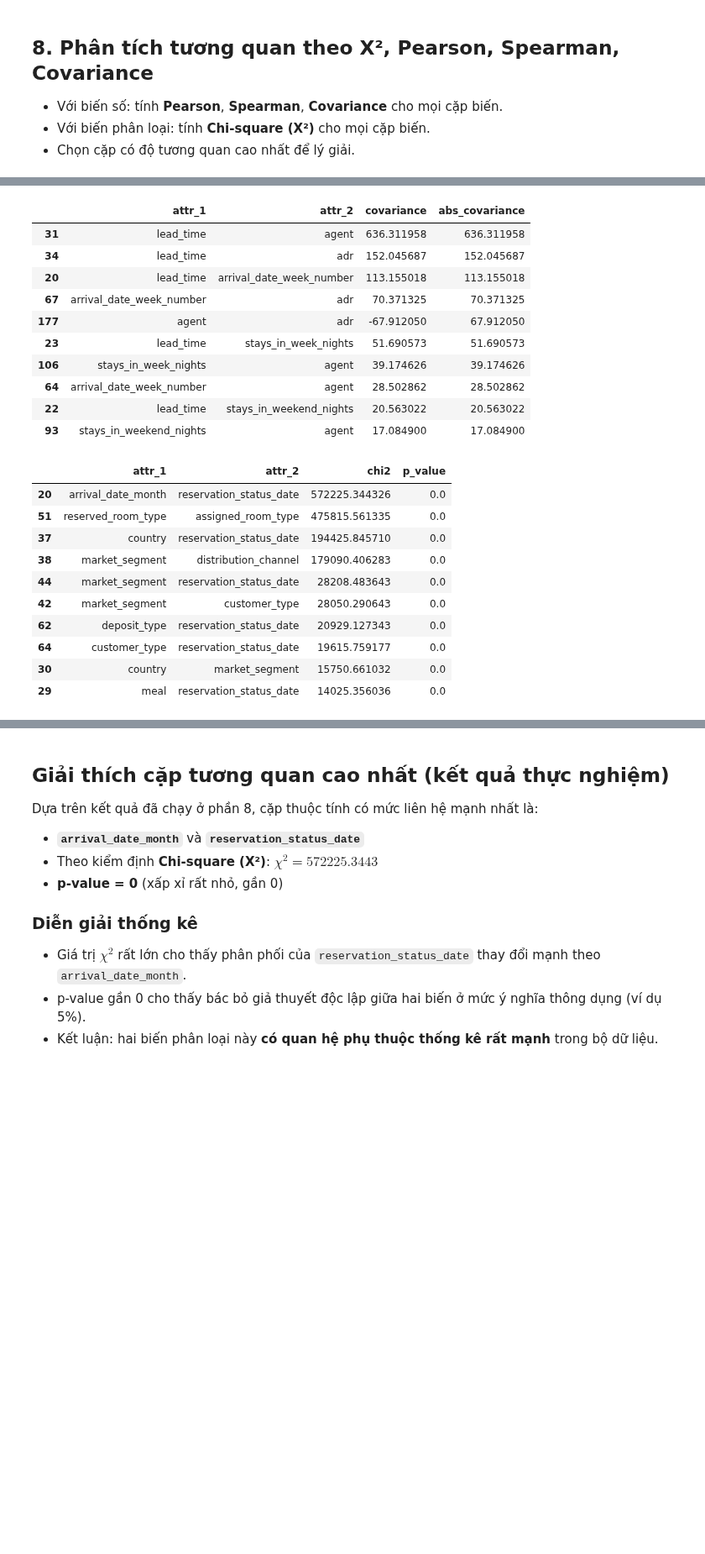
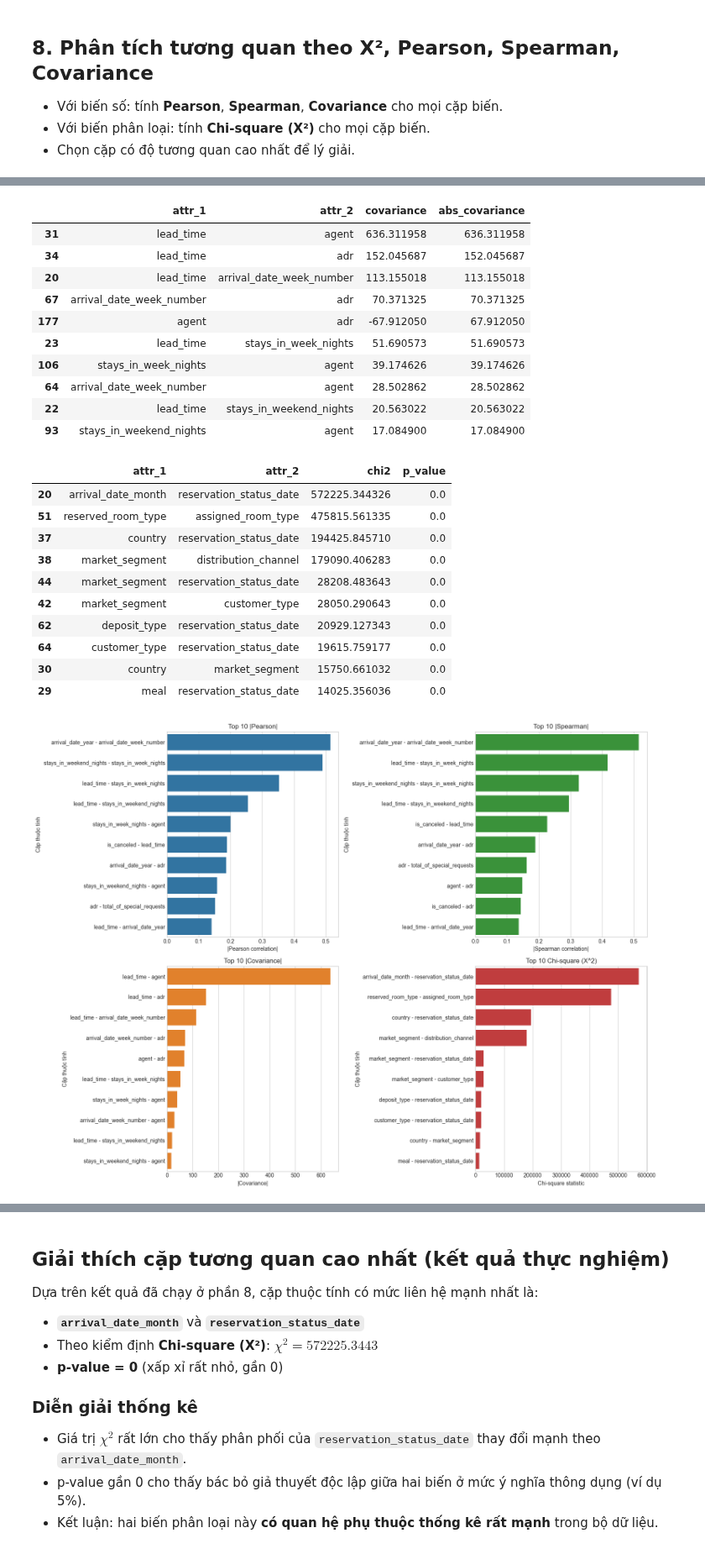
Before and after one commit to trongjhuongwr/Data_Mining_Labs, a Jupyter notebook: Lab2/lab2.ipynb, the cells around one changed output, grey strips where cells are left out. Shown at 84% size. Saved outputs shown, nothing was run; the diff lists cells and outputs as text; code cells hidden in the pictures; blank space fills up the shorter version.

```diff
--- a/Lab2/lab2.ipynb
+++ b/Lab2/lab2.ipynb
@@ -294,6 +408,104 @@ display(spearman_df.sort_values("abs_spearman", ascending=False).head(10))
 display(cov_df.sort_values("abs_covariance", ascending=False).head(10))
 display(chi2_df.sort_values("chi2", ascending=False).head(10))
 
+# Vẽ trực quan tương quan theo 4 thước đo (bar chart)
+fig, axes = plt.subplots(2, 2, figsize=(16, 12))
+
+pearson_top = pearson_df.sort_values("abs_pearson", ascending=False).head(10).copy()
+pearson_top["pair"] = pearson_top["attr_1"] + " - " + pearson_top["attr_2"]
+sns.barplot(data=pearson_top, x="abs_pearson", y="pair", ax=axes[0, 0], color="#1f77b4")
+axes[0, 0].set_title("Top 10 |Pearson|")
+axes[0, 0].set_xlabel("|Pearson correlation|")
+axes[0, 0].set_ylabel("Cặp thuộc tính")
+
+spearman_top = spearman_df.sort_values("abs_spearman", ascending=False).head(10).copy()
+spearman_top["pair"] = spearman_top["attr_1"] + " - " + spearman_top["attr_2"]
+sns.barplot(data=spearman_top, x="abs_spearman", y="pair", ax=axes[0, 1], color="#2ca02c")
+axes[0, 1].set_title("Top 10 |Spearman|")
+axes[0, 1].set_xlabel("|Spearman correlation|")
+axes[0, 1].set_ylabel("Cặp thuộc tính")
+
+cov_top = cov_df.sort_values("abs_covariance", ascending=False).head(10).copy()
+cov_top["pair"] = cov_top["attr_1"] + " - " + cov_top["attr_2"]
+sns.barplot(data=cov_top, x="abs_covariance", y="pair", ax=axes[1, 0], color="#ff7f0e")
+axes[1, 0].set_title("Top 10 |Covariance|")
+axes[1, 0].set_xlabel("|Covariance|")
+axes[1, 0].set_ylabel("Cặp thuộc tính")
+
+chi2_top = chi2_df.sort_values("chi2", ascending=False).head(10).copy()
+chi2_top["pair"] = chi2_top["attr_1"] + " - " + chi2_top["attr_2"]
+sns.barplot(data=chi2_top, x="chi2", y="pair", ax=axes[1, 1], color="#d62728")
+axes[1, 1].set_title("Top 10 Chi-square (X^2)")
+axes[1, 1].set_xlabel("Chi-square statistic")
+axes[1, 1].set_ylabel("Cặp thuộc tính")
+
+plt.tight_layout()
+plt.show()
+
+# Vẽ heatmap cho câu 8
+num_limit = min(12, len(num_cols_corr))
+selected_num = (
+    df_denoised[num_cols_corr]
+    .std(numeric_only=True)
+    .sort_values(ascending=False)
+    .head(num_limit)
+    .index.tolist()
+)
+
+pearson_mat = df_denoised[selected_num].corr(method="pearson")
+spearman_mat = df_denoised[selected_num].corr(method="spearman")
+cov_mat = df_denoised[selected_num].cov()
+
+cat_limit = min(10, len(cat_cols_corr))
+selected_cat = cat_cols_corr[:cat_limit]
+cramers_v_mat = pd.DataFrame(
+    np.eye(len(selected_cat)),
+    index=selected_cat,
+    columns=selected_cat,
+    dtype=float,
+)
+
+for i, a in enumerate(selected_cat):
+    for j, b in enumerate(selected_cat):
+        if i >= j:
+            continue
+        table = pd.crosstab(df_denoised[a], df_denoised[b])
+        if table.shape[0] < 2 or table.shape[1] < 2:
+            v = 0.0
+        else:
+            chi2_stat, _, _, _ = chi2_contingency(table)
+            n = table.values.sum()
+            if n == 0:
+                v = 0.0
+            else:
+                phi2 = chi2_stat / n
+                r, k = table.shape
+                denom = max(1, min(k - 1, r - 1))
+                v = float(np.sqrt(phi2 / denom))
+        cramers_v_mat.loc[a, b] = v
+        cramers_v_mat.loc[b, a] = v
+
+fig, axes = plt.subplots(2, 2, figsize=(18, 14))
+
+sns.heatmap(pearson_mat, cmap="coolwarm", center=0, vmin=-1, vmax=1, ax=axes[0, 0])
+axes[0, 0].set_title("Heatmap Pearson (biến số)")
+
+sns.heatmap(spearman_mat, cmap="coolwarm", center=0, vmin=-1, vmax=1, ax=axes[0, 1])
+axes[0, 1].set_title("Heatmap Spearman (biến số)")
+
+sns.heatmap(cov_mat, cmap="YlOrBr", ax=axes[1, 0])
+axes[1, 0].set_title("Heatmap Covariance (biến số)")
+
+sns.heatmap(cramers_v_mat, cmap="Reds", vmin=0, vmax=1, ax=axes[1, 1])
+axes[1, 1].set_title("Heatmap Cramer's V (xấp xỉ X^2 cho biến phân loại)")
+
+for ax in axes.ravel():
+    ax.tick_params(axis="x", rotation=45)
+    ax.tick_params(axis="y", rotation=0)
+
+plt.tight_layout()
+plt.show()
+
 top_pair = None
 top_score = -np.inf
 top_method = None
@@ -343,30 +555,31 @@ else:
 | 85 | stays_in_weekend_nights | stays_in_week_nights | 0.327102 | 0.327102 |
 | 22 | lead_time | stays_in_weekend_nights | 0.295543 | 0.295543 |
 | 0 | is_canceled | lead_time | 0.226404 | 0.226404 |
 | 51 | arrival_date_year | adr | 0.189236 | 0.189236 |
 | 188 | adr | total_of_special_requests | 0.162269 | 0.162269 |
 | 177 | agent | adr | -0.147756 | 0.147756 |
 | 16 | is_canceled | adr | 0.142841 | 0.142841 |
 | 19 | lead_time | arrival_date_year | 0.137121 | 0.137121 |
 |  | attr_1 | attr_2 | covariance | abs_covariance |
 | 31 | lead_time | agent | 636.311958 | 636.311958 |
 | 34 | lead_time | adr | 152.045687 | 152.045687 |
 | 20 | lead_time | arrival_date_week_number | 113.155018 | 113.155018 |
 | 67 | arrival_date_week_number | adr | 70.371325 | 70.371325 |
 | 177 | agent | adr | -67.912050 | 67.912050 |
 | 23 | lead_time | stays_in_week_nights | 51.690573 | 51.690573 |
 | 106 | stays_in_week_nights | agent | 39.174626 | 39.174626 |
 | 64 | arrival_date_week_number | agent | 28.502862 | 28.502862 |
 | 22 | lead_time | stays_in_weekend_nights | 20.563022 | 20.563022 |
 | 93 | stays_in_weekend_nights | agent | 17.084900 | 17.084900 |
 |  | attr_1 | attr_2 | chi2 | p_value |
 | 20 | arrival_date_month | reservation_status_date | 572225.344326 | 0.0 |
 | 51 | reserved_room_type | assigned_room_type | 475815.561335 | 0.0 |
 | 37 | country | reservation_status_date | 194425.845710 | 0.0 |
 | 38 | market_segment | distribution_channel | 179090.406283 | 0.0 |
 | 44 | market_segment | reservation_status_date | 28208.483643 | 0.0 |
 | 42 | market_segment | customer_type | 28050.290643 | 0.0 |
 | 62 | deposit_type | reservation_status_date | 20929.127343 | 0.0 |
 | 64 | customer_type | reservation_status_date | 19615.759177 | 0.0 |
 | 30 | country | market_segment | 15750.661032 | 0.0 |
 | 29 | meal | reservation_status_date | 14025.356036 | 0.0 |
+[figure, added]
```
Also changed, not shown: parts of 8 cells of this notebook.
